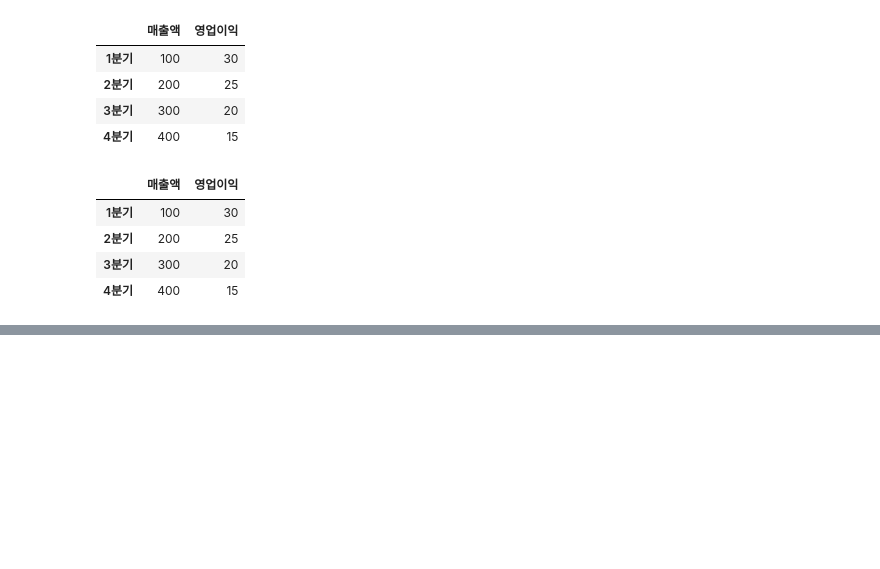
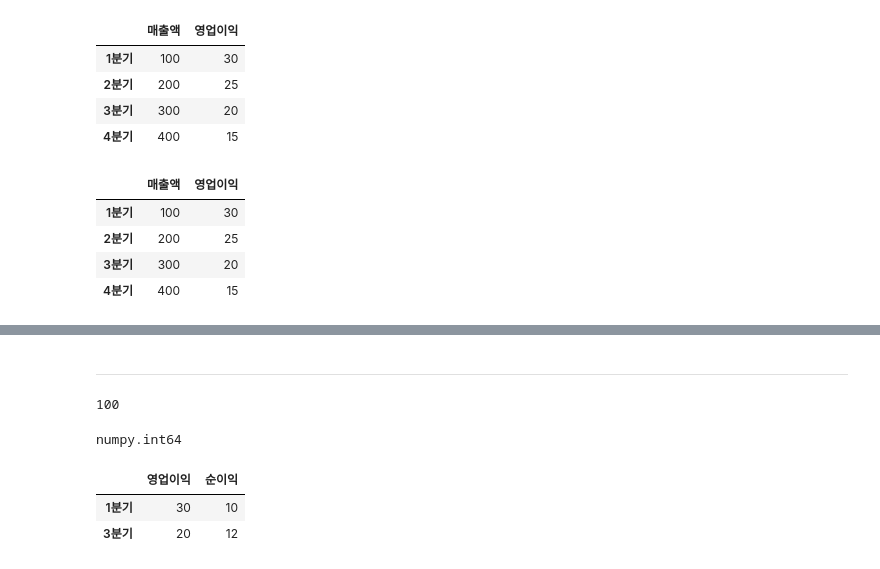
Before and after one commit to Novush/hanbom_bd-a2026, a Jupyter notebook: 20260331tue_.ipynb, the cells around one changed output, grey strips where cells are left out. Drawn from its saved outputs; the diff is of its cells as text; code cells hidden in the pictures; blank space fills up the shorter version.

```diff
--- a/20260331tue_.ipynb
+++ b/20260331tue_.ipynb
@@ -515,0 +543,16 @@ df.loc[:, [True, True, False]]
+# %% [markdown]
+---
+# %%
+df.loc['1분기', '매출액']
+# %% [output]
+100
+# %%
+type(df.loc['1분기', '매출액'])
+# %% [output]
+numpy.int64
+# %%
+df.loc[['1분기','3분기'],['영업이익','순이익']]
+# %% [output]
+|  | 영업이익 | 순이익 |
+| 1분기 | 30 | 10 |
+| 3분기 | 20 | 12 |
```
Also changed, not shown: parts of 2 cells of this notebook.
